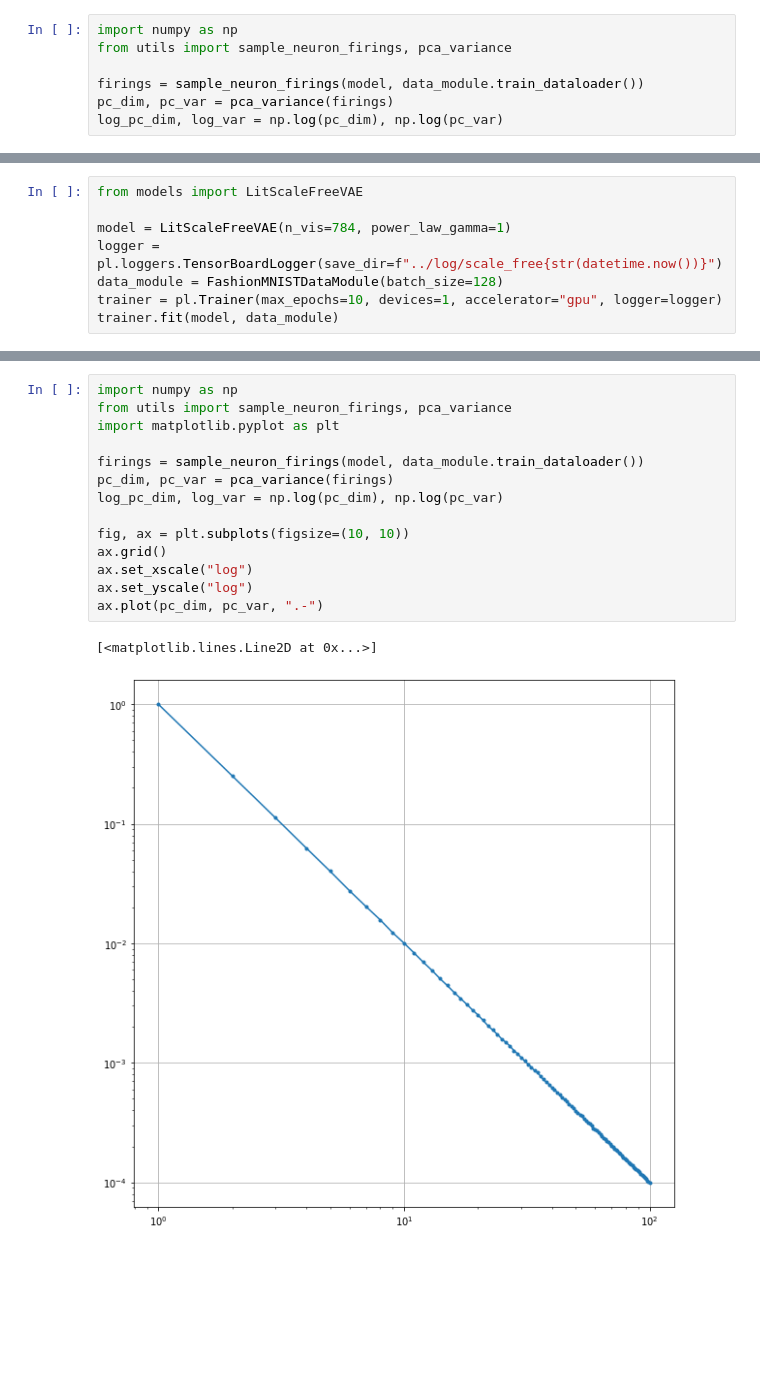
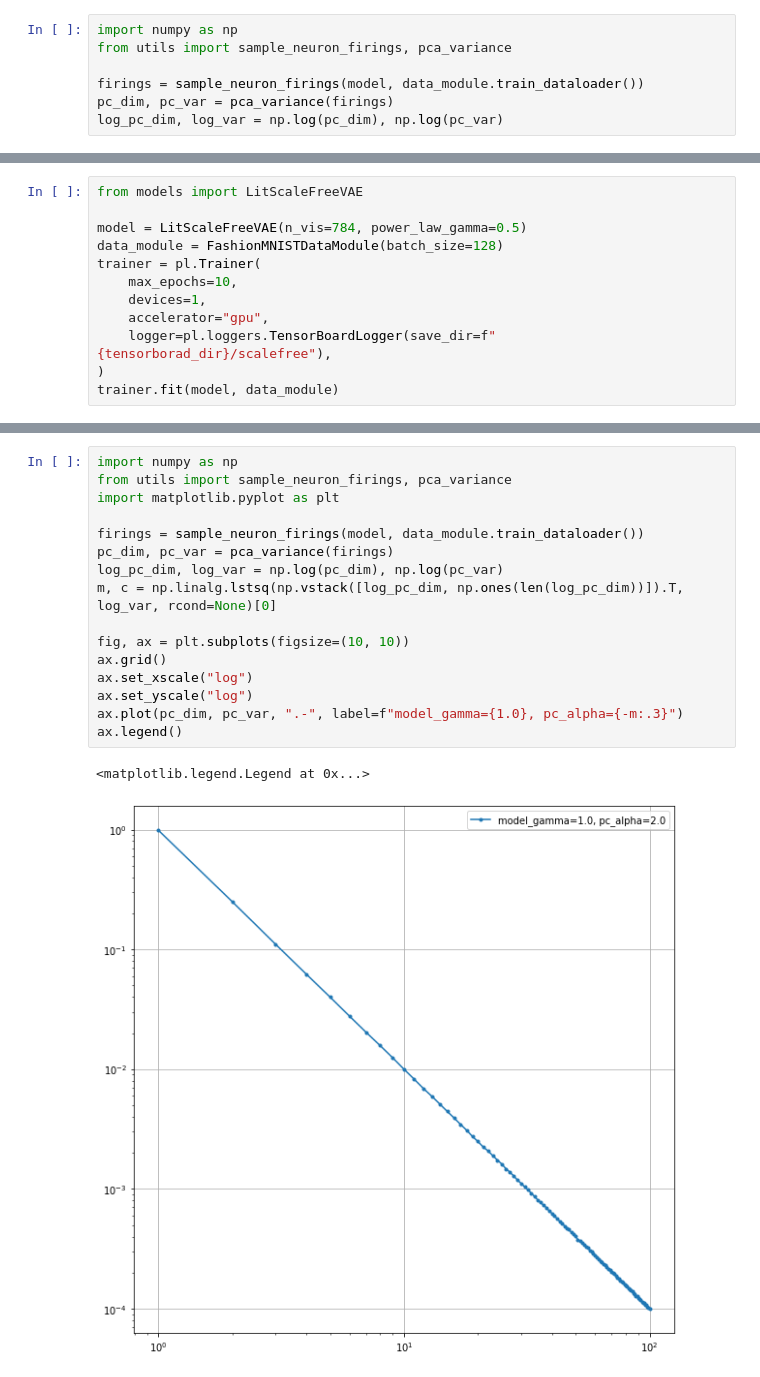
Before and after one commit to hoppiece/power-law-research, a Jupyter notebook: power_law_research/notebooks/01-VAE_fireing_plots.ipynb, the cells around one changed output, grey strips where cells are left out. Saved outputs shown, nothing was run; the diff lists cells and outputs as text; blank space fills up the shorter version.

```diff
--- a/power_law_research/notebooks/01-VAE_fireing_plots.ipynb
+++ b/power_law_research/notebooks/01-VAE_fireing_plots.ipynb
@@ -52,10 +93,14 @@ ax.plot(pc_dim, pc_var, ".-")
 # %%
 from models import LitScaleFreeVAE
 
-model = LitScaleFreeVAE(n_vis=784, power_law_gamma=1)
-logger = pl.loggers.TensorBoardLogger(save_dir=f"../log/scale_free{str(datetime.now())}")
+model = LitScaleFreeVAE(n_vis=784, power_law_gamma=0.5)
 data_module = FashionMNISTDataModule(batch_size=128)
-trainer = pl.Trainer(max_epochs=10, devices=1, accelerator="gpu", logger=logger)
+trainer = pl.Trainer(
+    max_epochs=10,
+    devices=1,
+    accelerator="gpu",
+    logger=pl.loggers.TensorBoardLogger(save_dir=f"{tensorborad_dir}/scalefree"),
+)
 trainer.fit(model, data_module)
 # %% [output]
 GPU available: True, used: True
@@ -78,19 +123,21 @@ LOCAL_RANK: 0 - CUDA_VISIBLE_DEVICES: [0,1,2,3]
 # %%
 import numpy as np
 from utils import sample_neuron_firings, pca_variance
 import matplotlib.pyplot as plt
 
 firings = sample_neuron_firings(model, data_module.train_dataloader())
 pc_dim, pc_var = pca_variance(firings)
 log_pc_dim, log_var = np.log(pc_dim), np.log(pc_var)
+m, c = np.linalg.lstsq(np.vstack([log_pc_dim, np.ones(len(log_pc_dim))]).T, log_var, rcond=None)[0]
 
 fig, ax = plt.subplots(figsize=(10, 10))
 ax.grid()
 ax.set_xscale("log")
 ax.set_yscale("log")
-ax.plot(pc_dim, pc_var, ".-")
+ax.plot(pc_dim, pc_var, ".-", label=f"model_gamma={1.0}, pc_alpha={-m:.3}")
+ax.legend()
 # %% [output]
-[<matplotlib.lines.Line2D at 0x...>]
+<matplotlib.legend.Legend at 0x...>
-[figure, old version]
+[figure, new version]
 # %%
 import matplotlib.cm as cm
```
Also changed, not shown: parts of 8 cells of this notebook, 2 other files.
